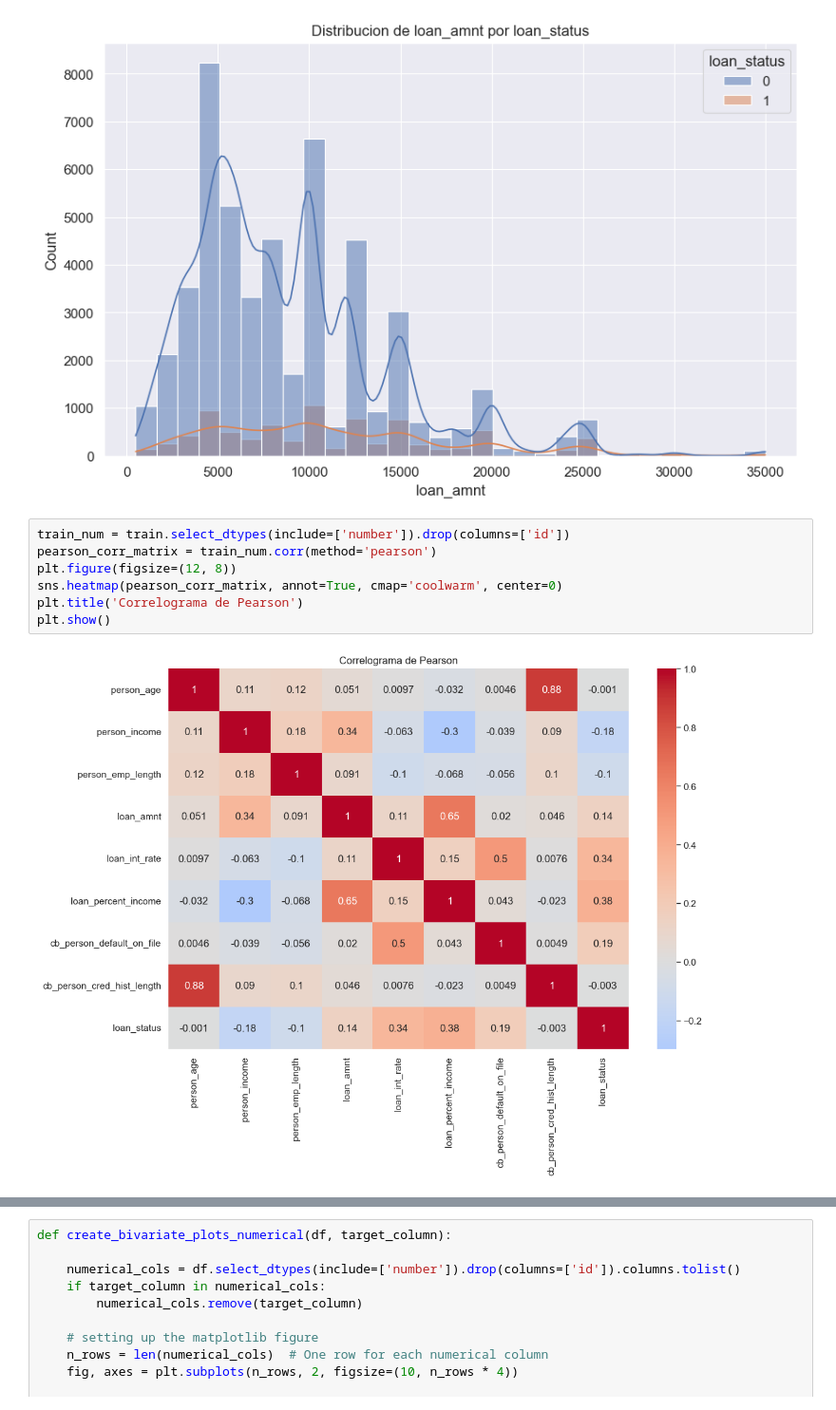
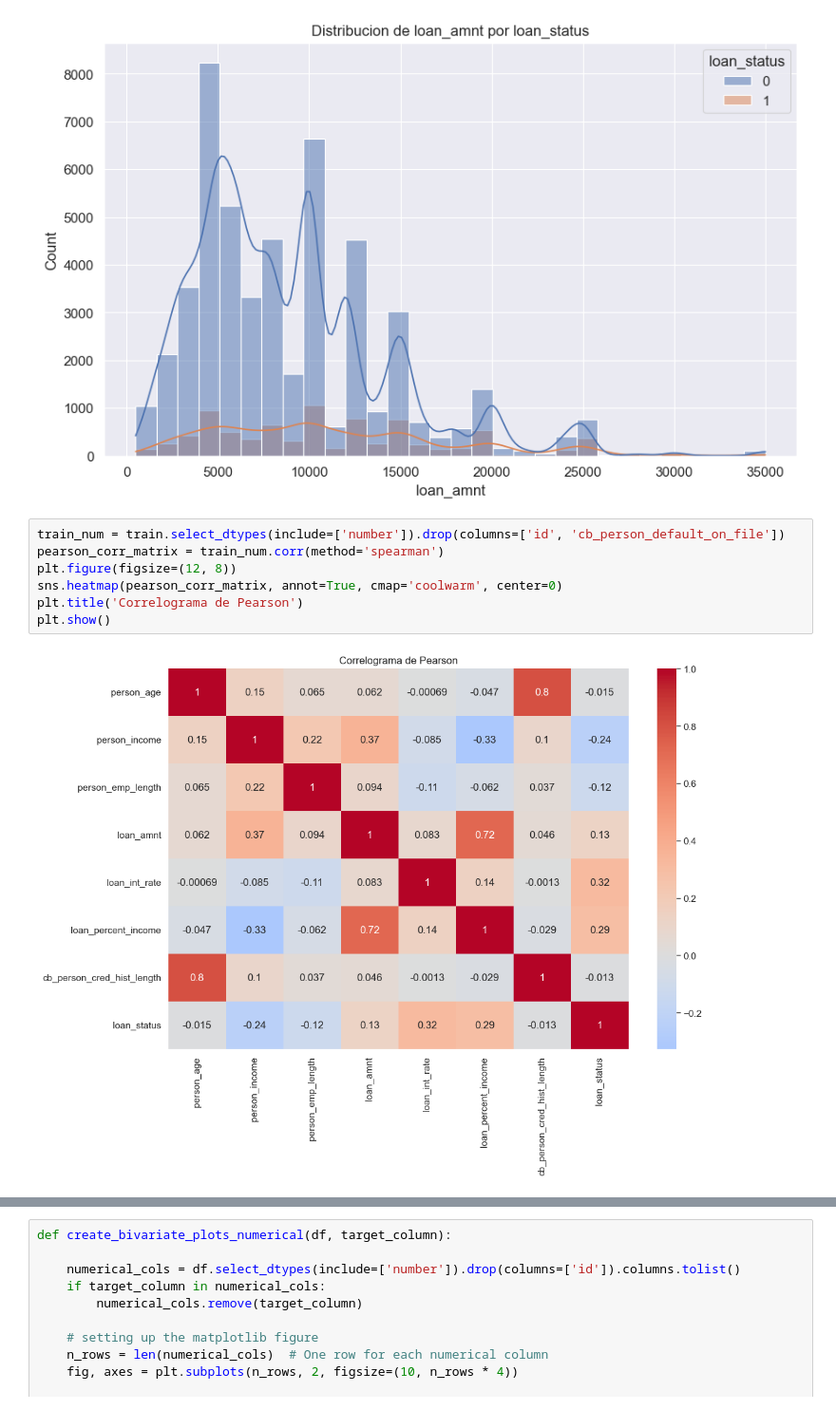
Before and after one commit to Pericsen/loan-approval-prediction, a Jupyter notebook: EDA_features.ipynb, the cells around one changed output, grey strips where cells are left out. Shown at 95% size. Cells and saved outputs as stored; diff of their text form.

```diff
--- a/EDA_features.ipynb
+++ b/EDA_features.ipynb
@@ -123,11 +123,11 @@ plt.title('Distribucion de loan_amnt por loan_status')
 Text(0.5, 1.0, 'Distribucion de loan_amnt por loan_status')
 [figure]
 # %%
-train_num = train.select_dtypes(include=['number']).drop(columns=['id'])
-pearson_corr_matrix = train_num.corr(method='pearson')
+train_num = train.select_dtypes(include=['number']).drop(columns=['id', 'cb_person_default_on_file'])
+pearson_corr_matrix = train_num.corr(method='spearman')
 plt.figure(figsize=(12, 8))
 sns.heatmap(pearson_corr_matrix, annot=True, cmap='coolwarm', center=0)
 plt.title('Correlograma de Pearson')
 plt.show()
 # %% [output]
-[figure, old version]
+[figure, new version]
```
Also changed, not shown: parts of 3 cells of this notebook, 7 other files.
